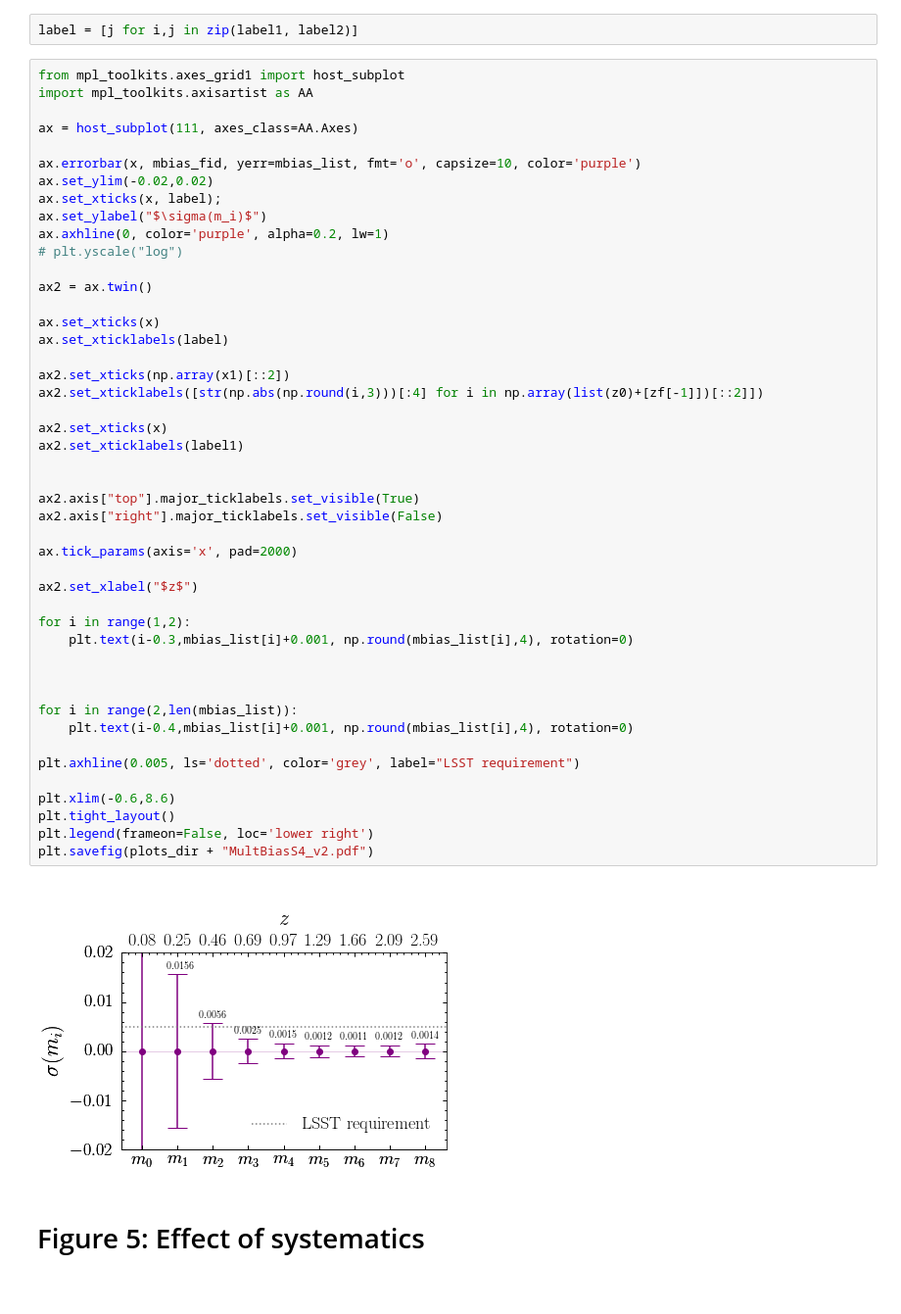
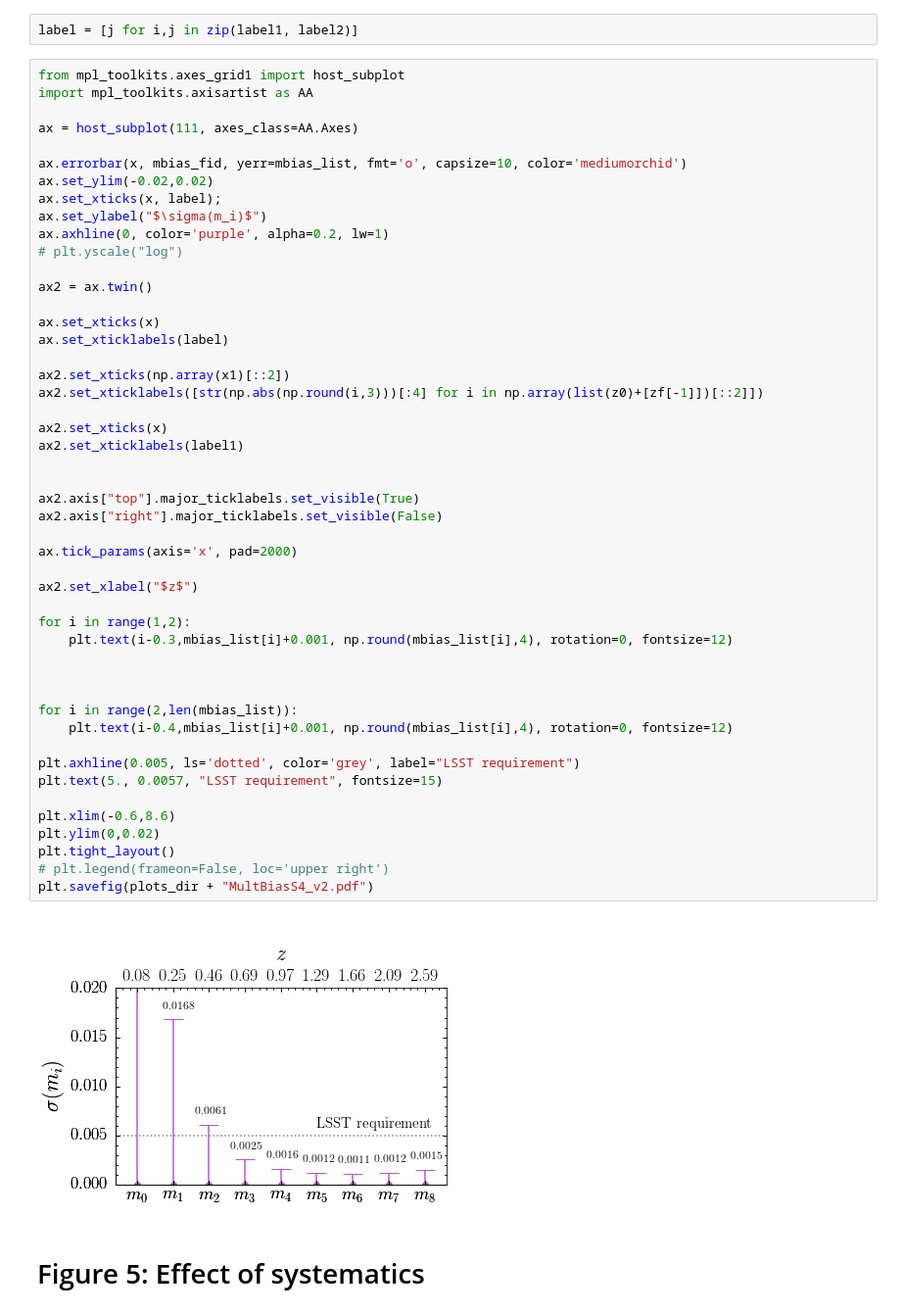
Before and after one commit to damonge/GoFish, a Jupyter notebook: notebooks/FinalPlotsTables.ipynb, the cells around one changed output. Shown: that part at 98% size. Saved outputs shown, nothing was run; the diff lists cells and outputs as text.

Commit message:
Updated plots and notebooks

```diff
--- a/notebooks/FinalPlotsTables.ipynb
+++ b/notebooks/FinalPlotsTables.ipynb
@@ -1422,7 +1422,7 @@ import mpl_toolkits.axisartist as AA
 
 ax = host_subplot(111, axes_class=AA.Axes)
 
-ax.errorbar(x, mbias_fid, yerr=mbias_list, fmt='o', capsize=10, color='purple')
+ax.errorbar(x, mbias_fid, yerr=mbias_list, fmt='o', capsize=10, color='mediumorchid')
 ax.set_ylim(-0.02,0.02)
 ax.set_xticks(x, label);
 ax.set_ylabel("$\sigma(m_i)$")
@@ -1433,37 +1433,39 @@ ax2 = ax.twin()
 
 ax.set_xticks(x)
 ax.set_xticklabels(label)
 
 ax2.set_xticks(np.array(x1)[::2])
 ax2.set_xticklabels([str(np.abs(np.round(i,3)))[:4] for i in np.array(list(z0)+[zf[-1]])[::2]])
 
 ax2.set_xticks(x)
 ax2.set_xticklabels(label1)
 
 
 ax2.axis["top"].major_ticklabels.set_visible(True)
 ax2.axis["right"].major_ticklabels.set_visible(False)
 
 ax.tick_params(axis='x', pad=2000)
 
 ax2.set_xlabel("$z$")
 
 for i in range(1,2):
-    plt.text(i-0.3,mbias_list[i]+0.001, np.round(mbias_list[i],4), rotation=0)
+    plt.text(i-0.3,mbias_list[i]+0.001, np.round(mbias_list[i],4), rotation=0, fontsize=12)
 
 
 
 for i in range(2,len(mbias_list)):
-    plt.text(i-0.4,mbias_list[i]+0.001, np.round(mbias_list[i],4), rotation=0)
+    plt.text(i-0.4,mbias_list[i]+0.001, np.round(mbias_list[i],4), rotation=0, fontsize=12)
 
 plt.axhline(0.005, ls='dotted', color='grey', label="LSST requirement")
+plt.text(5., 0.0057, "LSST requirement", fontsize=15)
 
 plt.xlim(-0.6,8.6)
+plt.ylim(0,0.02)
 plt.tight_layout()
-plt.legend(frameon=False, loc='lower right')
+# plt.legend(frameon=False, loc='upper right')
 plt.savefig(plots_dir + "MultBiasS4_v2.pdf")
 # %% [output]
-[figure, old version]
+[figure, new version]
 # %% [markdown]
 # Figure 5: Effect of systematics
 # %%
```
Also changed, not shown: parts of 9 cells of this notebook, 5 other files.
